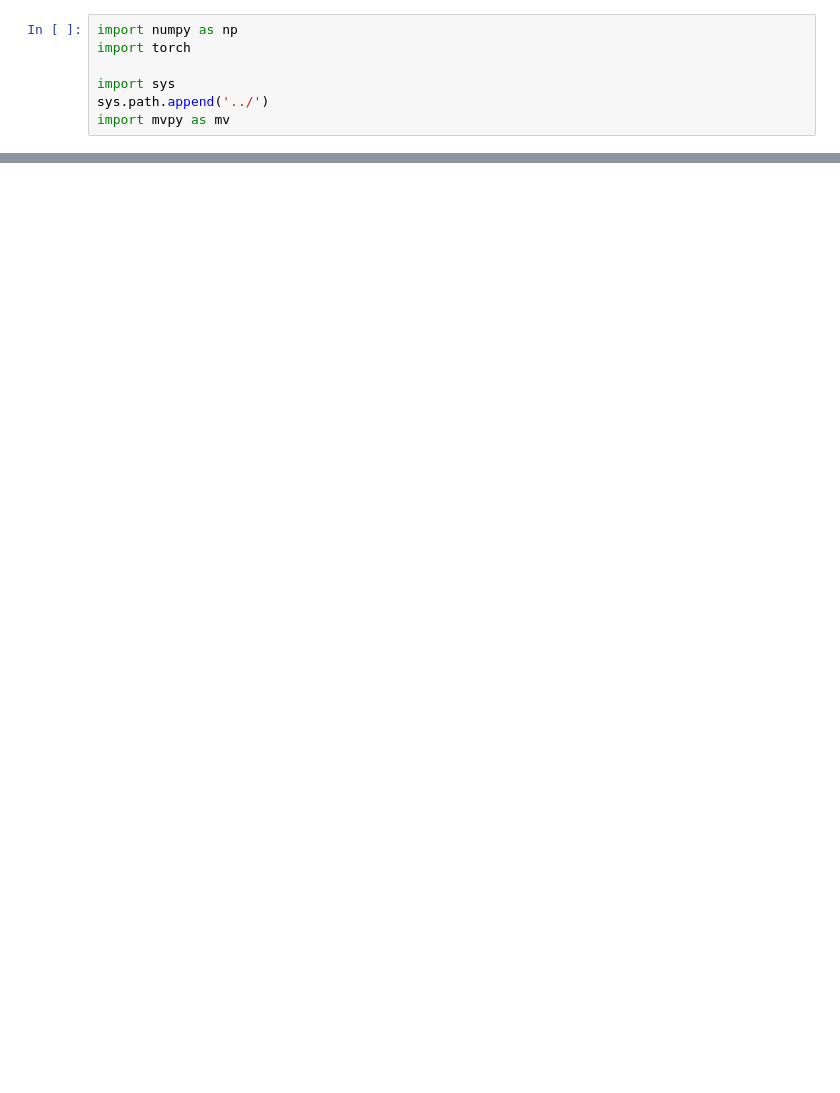
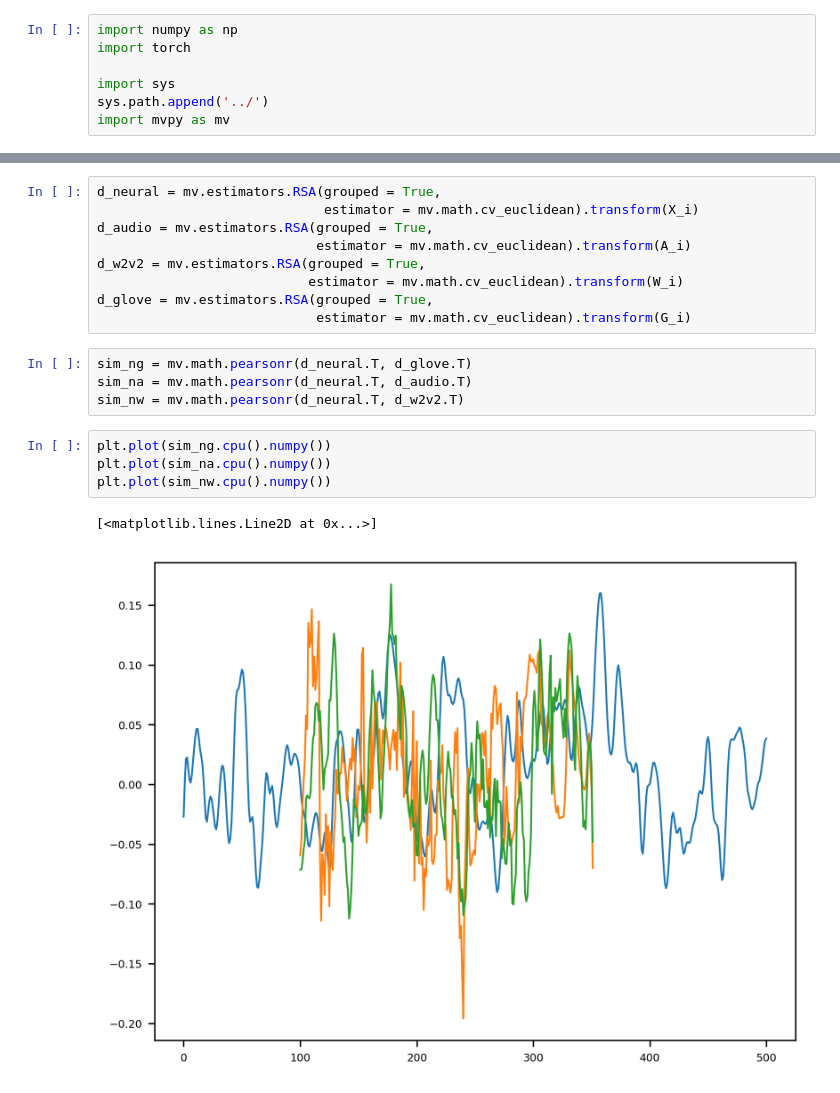
Before and after one commit to FabulousFabs/MVPy, a Jupyter notebook: examples/tests.ipynb, the cells around one changed output, grey strips where cells are left out. Cells and saved outputs as stored; diff of their text form; blank space fills up the shorter version.

```diff
--- a/examples/tests.ipynb
+++ b/examples/tests.ipynb
@@ -593,0 +184,20 @@ RuntimeError: shape '[200, 200, 50]' is invalid for input of size 995000
+# %%
+d_neural = mv.estimators.RSA(grouped = True,
+                             estimator = mv.math.cv_euclidean).transform(X_i)
+d_audio = mv.estimators.RSA(grouped = True,
+                            estimator = mv.math.cv_euclidean).transform(A_i)
+d_w2v2 = mv.estimators.RSA(grouped = True,
+                           estimator = mv.math.cv_euclidean).transform(W_i)
+d_glove = mv.estimators.RSA(grouped = True,
+                            estimator = mv.math.cv_euclidean).transform(G_i)
+# %%
+sim_ng = mv.math.pearsonr(d_neural.T, d_glove.T)
+sim_na = mv.math.pearsonr(d_neural.T, d_audio.T)
+sim_nw = mv.math.pearsonr(d_neural.T, d_w2v2.T)
+# %%
+plt.plot(sim_ng.cpu().numpy())
+plt.plot(sim_na.cpu().numpy())
+plt.plot(sim_nw.cpu().numpy())
+# %% [output]
+[<matplotlib.lines.Line2D at 0x...>]
+[figure, added]
```
Also changed, not shown: parts of 67 cells of this notebook, 2 other files.
